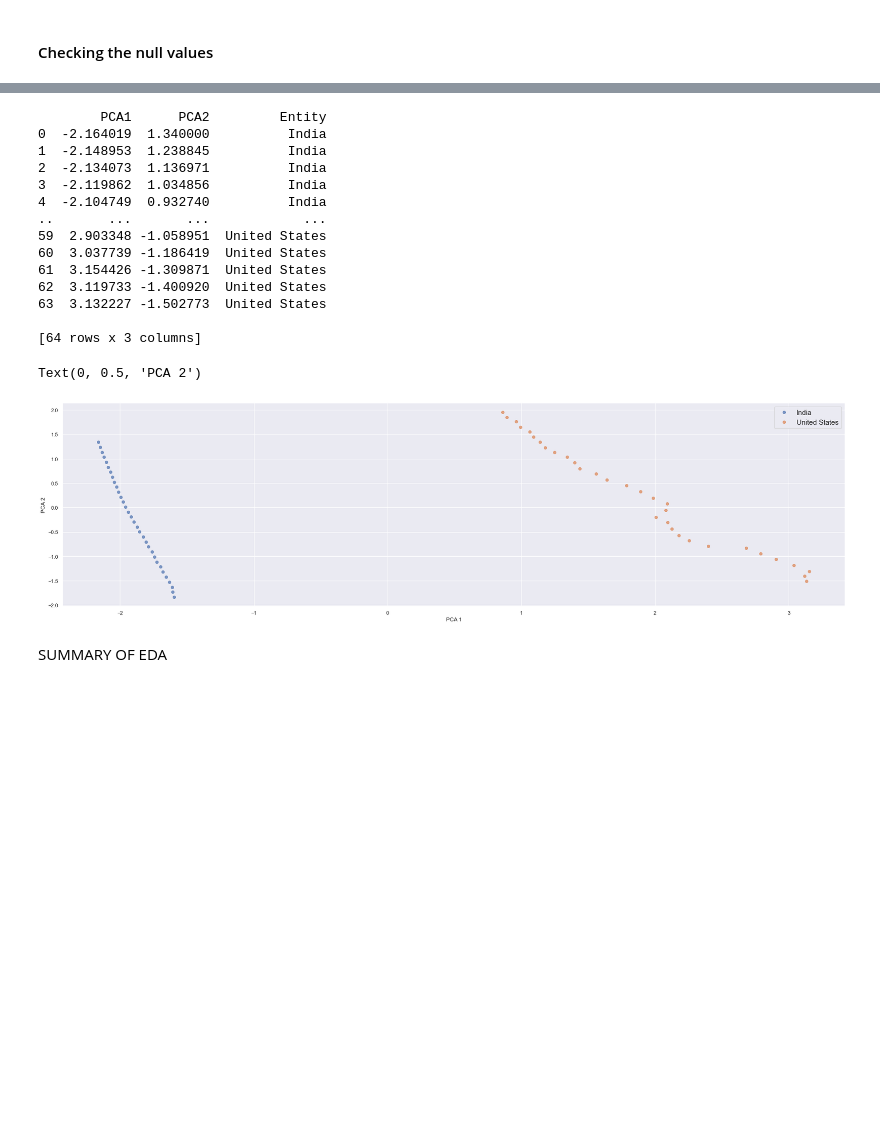
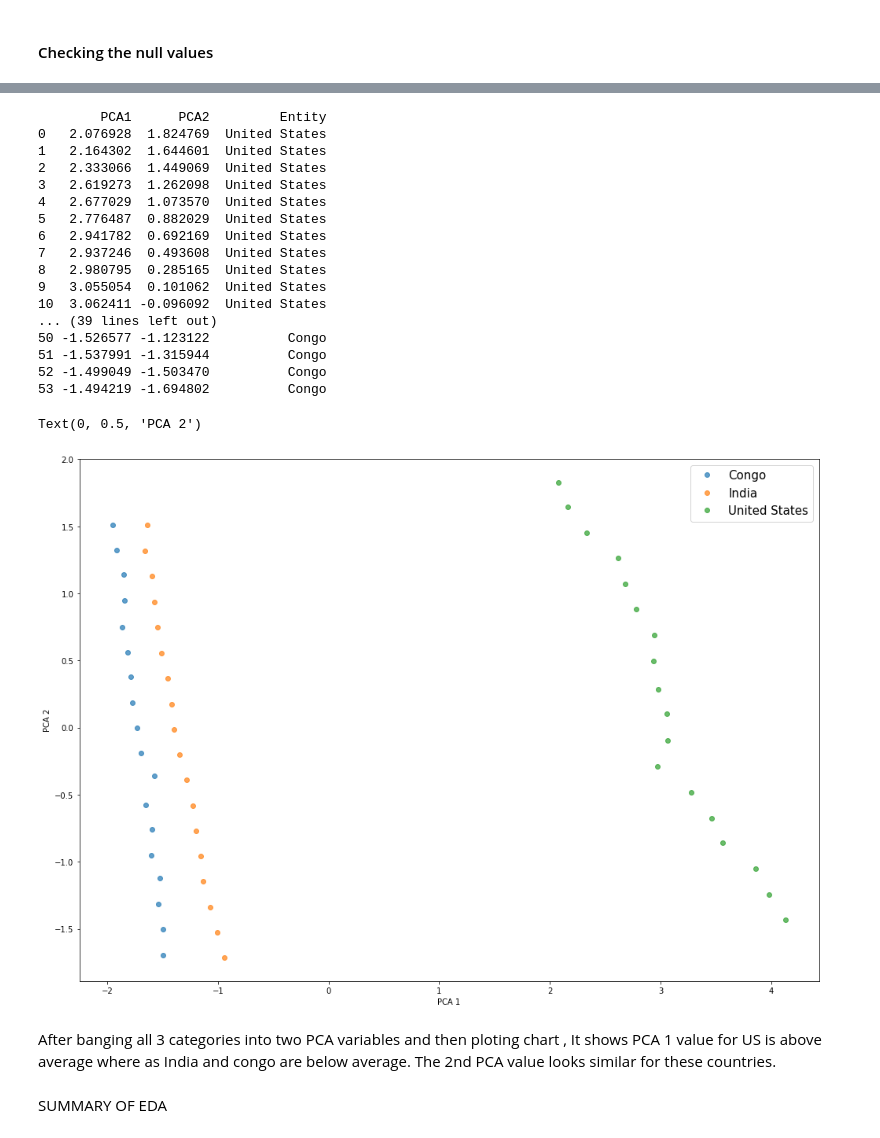
Before and after one commit to NeerajG03/Economic-Growth-Versus-Factors-expenditure-consumption-and-production, a Jupyter notebook: Set1.ipynb, the cells around one changed output, grey strips where cells are left out. Saved outputs shown, nothing was run; the diff lists cells and outputs as text; code cells hidden in the pictures; blank space fills up the shorter version.

```diff
--- a/Set1.ipynb
+++ b/Set1.ipynb
@@ -208,0 +186,18 @@ PCA
+# %%
+
+IND_data = data[data.Code == 'IND']
+FRA_data = data[data.Code == 'FRA']
+COG_data = data[data.Code == 'COG']
+DEU_data = data[data.Code == 'DEU']
+JPN_data = data[data.Code == 'JPN']
+
+plt.rcParams["figure.figsize"] = [18.00, 4.0]
+plt.rcParams["figure.autolayout"] = True
+f, axes = plt.subplots(1, 6)
+sns.scatterplot(data=USA_data, x="Meat_quantity", y="GDP ", color ="red",ax=axes[0]).set(title='USA')
+sns.scatterplot(data=IND_data, x="Meat_quantity", y="GDP ", color ="green", ax=axes[1]).set(title='India')
+sns.scatterplot(data=FRA_data, x="Meat_quantity", y="GDP ", color ="green", ax=axes[2]).set(title='France')
+sns.scatterplot(data=COG_data, x="Meat_quantity", y="GDP ", color ="green", ax=axes[3]).set(title='CONGO')
+sns.scatterplot(data=DEU_data, x="Meat_quantity", y="GDP ", color ="green", ax=axes[4]).set(title='Germany')
+sns.scatterplot(data=JPN_data, x="Meat_quantity", y="GDP ", color ="green", ax=axes[5]).set(title='Japan')
+plt.show()
@@ -208,0 +209,20 @@ PCA
+# %%
+data = data.drop(['Meat_quantity'],axis =1)   ## droping meat coulumn
+
+NEW_DATA = [USA_data,IND_data,COG_data]
+NEW_DATA=pd.concat(NEW_DATA)
+plt.rcParams["figure.figsize"] = [14.00, 10.0]
+plt.rcParams["figure.autolayout"] = True
+f, axes = plt.subplots(3, 3)
+sns.regplot(x="Electricity(TWh)", y="GDP ", line_kws={"color": "C1"},color="red",data=IND_data,ax=axes[0][0]).set(title = "IND")
+sns.regplot(x="Electricity(TWh)", y="GDP ",line_kws={"color": "darkgreen"},color="green",data=USA_data,ax=axes[0][1]).set(title = "USA")
+sns.regplot(x="Electricity(TWh)", y="GDP ", line_kws={"color": "darkblue"},color="blue",data=COG_data,ax=axes[0][2]).set(title = "COG")
+sns.regplot(x="Cereal yield ", y="GDP ",line_kws={"color": "C1"},color="red", data=IND_data,ax=axes[1][0]).set(title = "IND")
+sns.regplot(x="Cereal yield ", y="GDP ", line_kws={"color": "darkgreen"},color="green", data=USA_data,ax=axes[1][1]).set(title = "USA")
+sns.regplot(x="Cereal yield ", y="GDP ", line_kws={"color": "darkblue"},color="blue",data=COG_data,ax=axes[1][2]).set(title = "COG")
+sns.regplot(x="health_expenditure", y="GDP ",line_kws={"color": "C1"},color="red", data=IND_data,ax=axes[2][0]).set(title = "IND")
+sns.regplot(x="health_expenditure", y="GDP ",  line_kws={"color": "darkgreen"},color="green",data=USA_data,ax=axes[2][1]).set(title = "USA")
+sns.regplot(x="health_expenditure", y="GDP ", line_kws={"color": "darkblue"},color="blue",data=COG_data,ax=axes[2][2]).set(title = "COG")
+
+
+plt.show()
@@ -209,40 +238,48 @@ PCA
 # %%
 
 #normalizing the data
-country = data.loc[:,'Entity']
-data1 = data.drop(['Entity','Code'],axis =1)
+country = NEW_DATA.loc[:,'Entity']
+country = country.reset_index()
+country = country.drop(['index'],axis =1)
+country
+data1 = NEW_DATA.drop(['Entity','Code'],axis =1)
 standard_data = StandardScaler().fit_transform(data1)
 pca = PCA(n_components=2)
 
 
 principalComponents = pca.fit_transform(standard_data)
 principalDf = pd.DataFrame(data = principalComponents
              , columns = ['PCA1', 'PCA2'])
 finalDf = pd.concat([principalDf, country], axis = 1)
 print(finalDf)
 for key, group in finalDf.groupby(['Entity']):
     plt.plot(group.PCA1, group.PCA2, 'o', alpha=0.7, label=key)
     plt.legend(loc=0, fontsize=15)
 plt.margins(0.05)
 plt.xlabel('PCA 1')
 plt.ylabel('PCA 2')
 # %% [output]
         PCA1      PCA2         Entity
-0  -2.164019  1.340000          India
-1  -2.148953  1.238845          India
-2  -2.134073  1.136971          India
-3  -2.119862  1.034856          India
-4  -2.104749  0.932740          India
-..       ...       ...            ...
-59  2.903348 -1.058951  United States
-60  3.037739 -1.186419  United States
-61  3.154426 -1.309871  United States
-62  3.119733 -1.400920  United States
-63  3.132227 -1.502773  United States
-
-[64 rows x 3 columns]
+0   2.076928  1.824769  United States
+1   2.164302  1.644601  United States
+2   2.333066  1.449069  United States
+3   2.619273  1.262098  United States
+4   2.677029  1.073570  United States
+5   2.776487  0.882029  United States
+6   2.941782  0.692169  United States
+7   2.937246  0.493608  United States
+8   2.980795  0.285165  United States
+9   3.055054  0.101062  United States
+10  3.062411 -0.096092  United States
+... (39 lines left out)
+50 -1.526577 -1.123122          Congo
+51 -1.537991 -1.315944          Congo
+52 -1.499049 -1.503470          Congo
+53 -1.494219 -1.694802          Congo
 Text(0, 0.5, 'PCA 2')
-[figure, old version]
+[figure, new version]
+# %% [markdown]
+After banging all 3 categories into two PCA variables and then ploting chart , It shows PCA 1 value for US is above average where as India and congo are below average. The 2nd PCA value looks similar for these countries.
 # %% [markdown]
 SUMMARY OF EDA
 # %%
```
Also changed, not shown: parts of 39 cells of this notebook, 2 other files.
